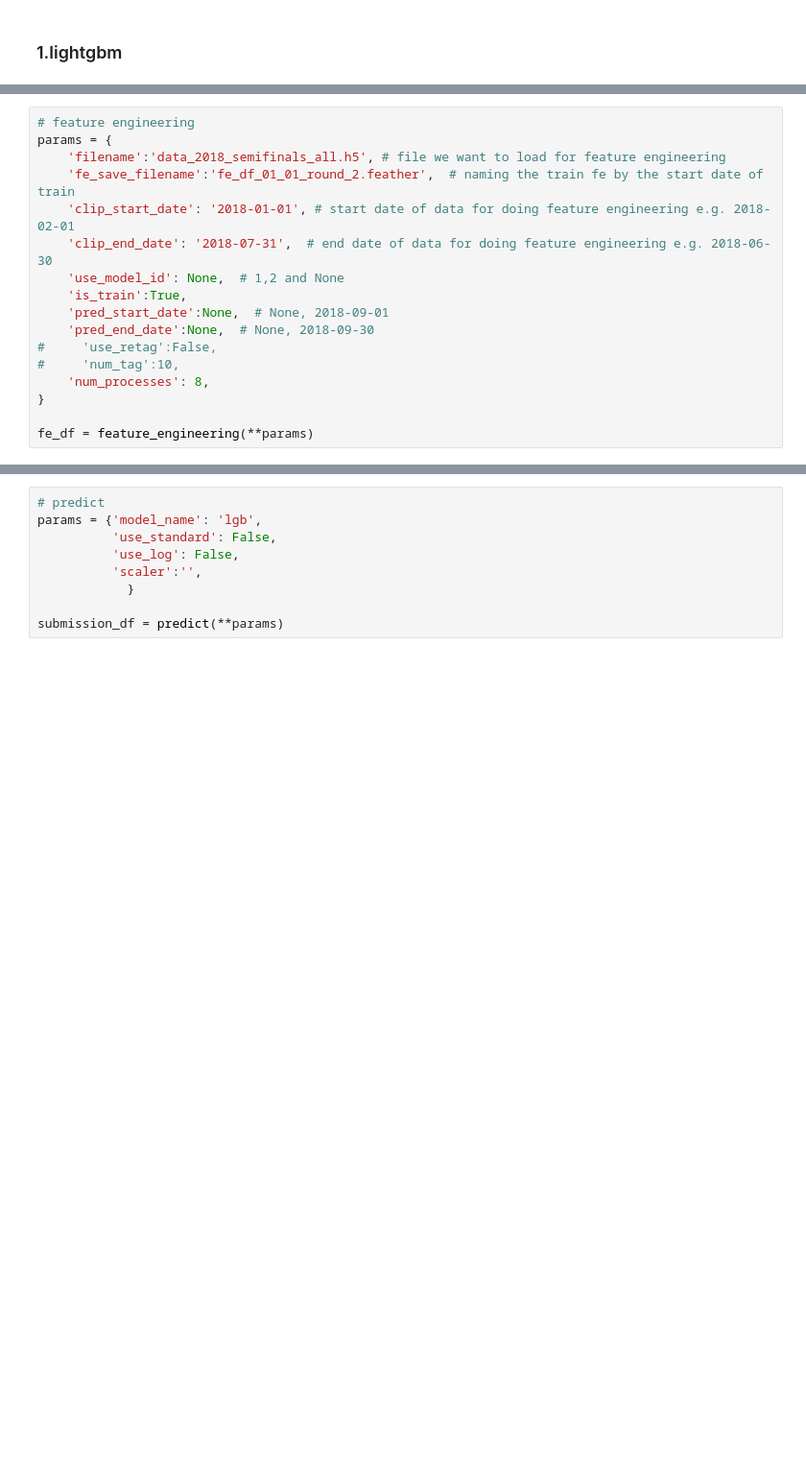
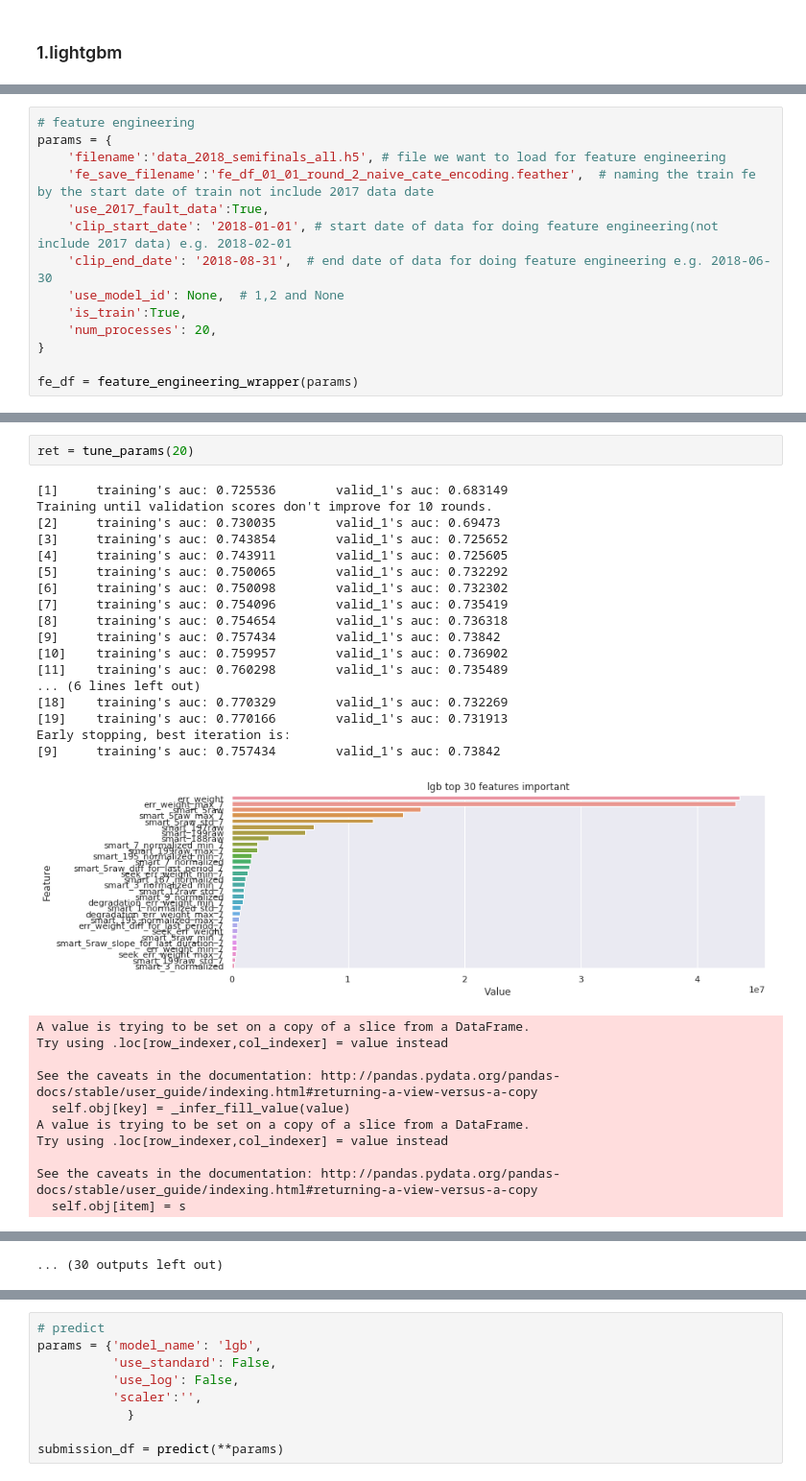
Before and after one commit to DevinWang23/tianchi_ai_ops_2020, a Jupyter notebook: jupyter_notebook/train.ipynb, the cells around one changed output, grey strips where cells are left out. Shown at 96% size. Saved outputs shown, nothing was run; the diff lists cells and outputs as text; blank space fills up the shorter version.

```diff
--- a/jupyter_notebook/train.ipynb
+++ b/jupyter_notebook/train.ipynb
@@ -67,17 +112,14 @@ def __dummy():
 # feature engineering
 params = {
     'filename':'data_2018_semifinals_all.h5', # file we want to load for feature engineering
-    'fe_save_filename':'fe_df_01_01_round_2.feather',  # naming the train fe by the start date of train
-    'clip_start_date': '2018-01-01', # start date of data for doing feature engineering e.g. 2018-02-01
-    'clip_end_date': '2018-07-31',  # end date of data for doing feature engineering e.g. 2018-06-30
+    'fe_save_filename':'fe_df_01_01_round_2_naive_cate_encoding.feather',  # naming the train fe by the start date of train not include 2017 data date
+    'use_2017_fault_data':True,
+    'clip_start_date': '2018-01-01', # start date of data for doing feature engineering(not include 2017 data) e.g. 2018-02-01
+    'clip_end_date': '2018-08-31',  # end date of data for doing feature engineering e.g. 2018-06-30
     'use_model_id': None,  # 1,2 and None
     'is_train':True,
-    'pred_start_date':None,  # None, 2018-09-01
-    'pred_end_date':None,  # None, 2018-09-30
-#     'use_retag':False,
-#     'num_tag':10,
-    'num_processes': 8,
+    'num_processes': 20,
 }
 
-fe_df = feature_engineering(**params)
+fe_df = feature_engineering_wrapper(params)
 # %% [output]
@@ -87,0 +227,31 @@ fe_df = feature_engineering(**params)
+# %%
+ret = tune_params(20)
+# %% [output]
+[1]     training's auc: 0.725536        valid_1's auc: 0.683149
+Training until validation scores don't improve for 10 rounds.
+[2]     training's auc: 0.730035        valid_1's auc: 0.69473
+[3]     training's auc: 0.743854        valid_1's auc: 0.725652
+[4]     training's auc: 0.743911        valid_1's auc: 0.725605
+[5]     training's auc: 0.750065        valid_1's auc: 0.732292
+[6]     training's auc: 0.750098        valid_1's auc: 0.732302
+[7]     training's auc: 0.754096        valid_1's auc: 0.735419
+[8]     training's auc: 0.754654        valid_1's auc: 0.736318
+[9]     training's auc: 0.757434        valid_1's auc: 0.73842
+[10]    training's auc: 0.759957        valid_1's auc: 0.736902
+[11]    training's auc: 0.760298        valid_1's auc: 0.735489
+... (6 lines left out)
+[18]    training's auc: 0.770329        valid_1's auc: 0.732269
+[19]    training's auc: 0.770166        valid_1's auc: 0.731913
+Early stopping, best iteration is:
+[9]     training's auc: 0.757434        valid_1's auc: 0.73842
+[figure, added]
+A value is trying to be set on a copy of a slice from a DataFrame.
+Try using .loc[row_indexer,col_indexer] = value instead
+
+See the caveats in the documentation: http://pandas.pydata.org/pandas-docs/stable/user_guide/indexing.html#returning-a-view-versus-a-copy
+  self.obj[key] = _infer_fill_value(value)
+A value is trying to be set on a copy of a slice from a DataFrame.
+Try using .loc[row_indexer,col_indexer] = value instead
+
+See the caveats in the documentation: http://pandas.pydata.org/pandas-docs/stable/user_guide/indexing.html#returning-a-view-versus-a-copy
+  self.obj[item] = s
@@ -88,3 +350,4 @@ fe_df = feature_engineering(**params)
+... (30 outputs left out)
 # %%
 # eval
 model_params = {
```
Also changed, not shown: parts of 13 cells of this notebook, 16 other files.
